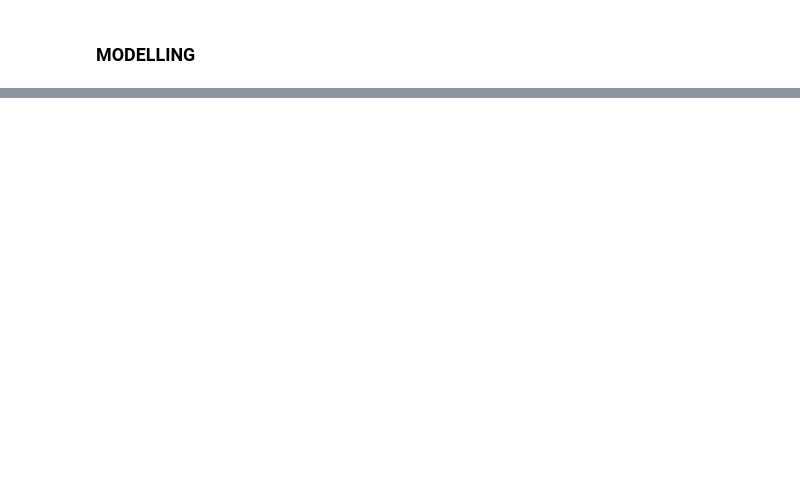
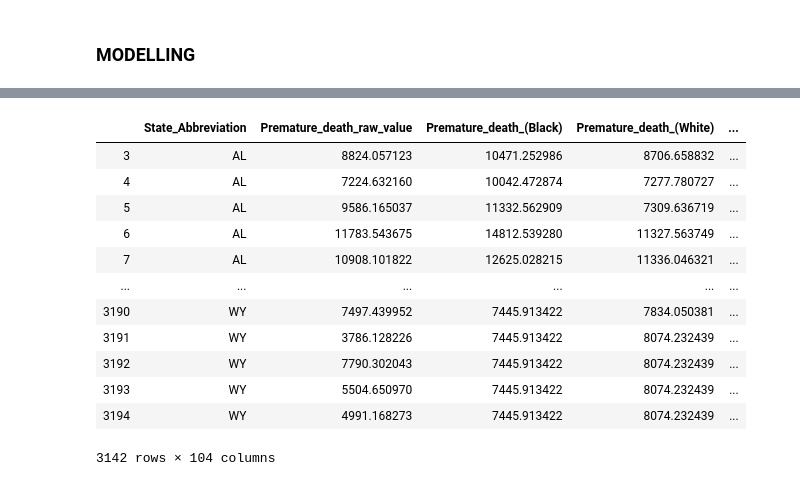
Before and after one commit to nielsbclausen/Mod_4_Project, a Jupyter notebook: Niels_nb.ipynb, the cells around one changed output, grey strips where cells are left out. Saved outputs shown, nothing was run; the diff lists cells and outputs as text; code cells hidden in the pictures; blank space fills up the shorter version.

```diff
--- a/Niels_nb.ipynb
+++ b/Niels_nb.ipynb
@@ -259,0 +259,20 @@ MissingDataError: exog contains inf or nans
+# %%
+dfreg = dfclean
+dfreg.iloc[:,1:] = dfreg.groupby("State_Abbreviation").transform(lambda x: x.fillna(x.median()))
+dfreg = dfreg.drop(columns = ['Name', 'Release_Year'])
+dfreg = dfreg.dropna(axis='columns')
+dfreg
+# %% [output]
+|  | State_Abbreviation | Premature_death_raw_value | Premature_death_(Black) | Premature_death_(White) | ... |
+| 3 | AL | 8824.057123 | 10471.252986 | 8706.658832 | ... |
+| 4 | AL | 7224.632160 | 10042.472874 | 7277.780727 | ... |
+| 5 | AL | 9586.165037 | 11332.562909 | 7309.636719 | ... |
+| 6 | AL | 11783.543675 | 14812.539280 | 11327.563749 | ... |
+| 7 | AL | 10908.101822 | 12625.028215 | 11336.046321 | ... |
+| ... | ... | ... | ... | ... | ... |
+| 3190 | WY | 7497.439952 | 7445.913422 | 7834.050381 | ... |
+| 3191 | WY | 3786.128226 | 7445.913422 | 8074.232439 | ... |
+| 3192 | WY | 7790.302043 | 7445.913422 | 8074.232439 | ... |
+| 3193 | WY | 5504.650970 | 7445.913422 | 8074.232439 | ... |
+| 3194 | WY | 4991.168273 | 7445.913422 | 8074.232439 | ... |
+3142 rows × 104 columns
```
Also changed, not shown: parts of 16 cells of this notebook.
